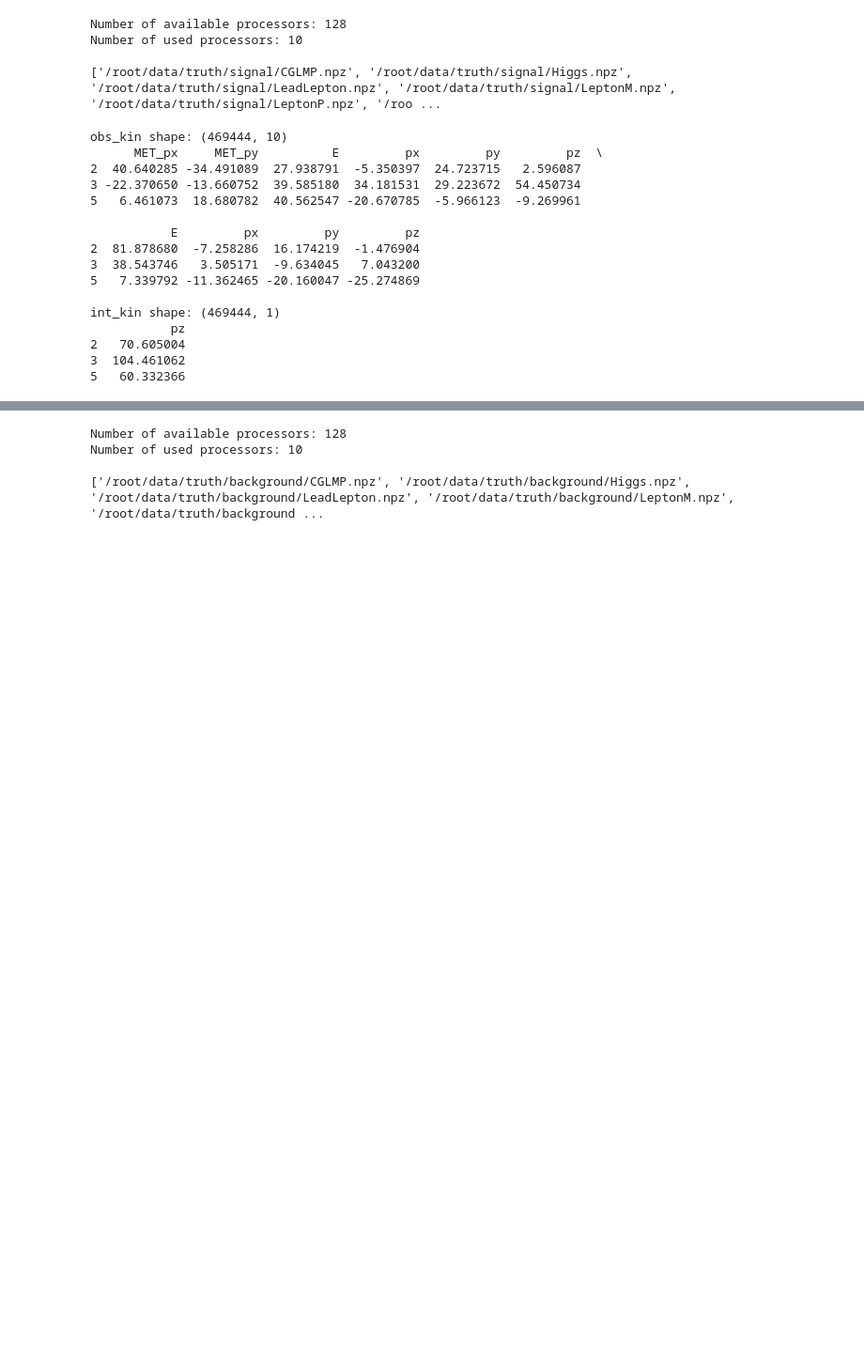
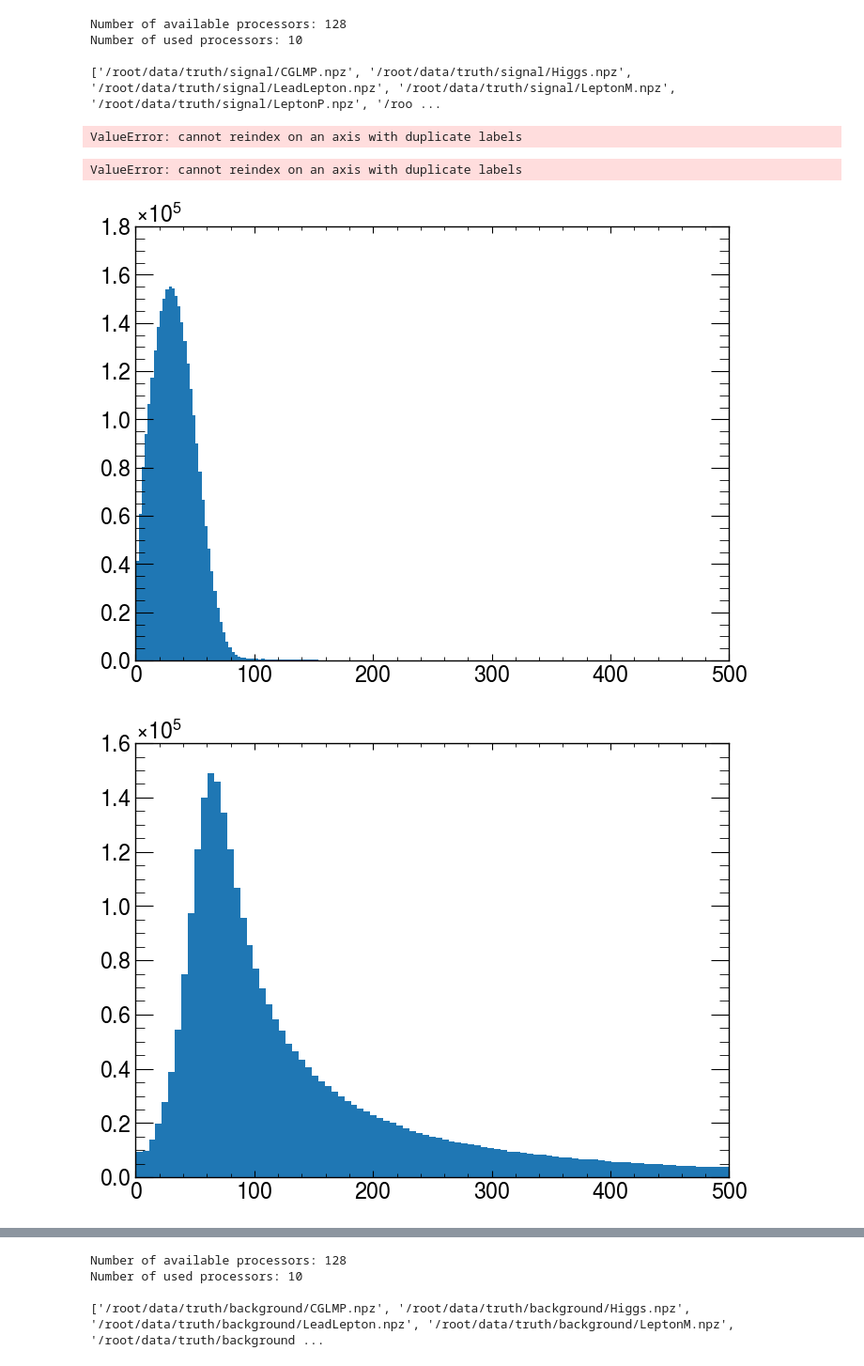
Before and after one commit to yygarypeng/QE-mls, a Jupyter notebook: DNN_modified_m.ipynb, the cells around one changed output, grey strips where cells are left out. Shown at 94% size. Saved outputs shown, nothing was run; the diff lists cells and outputs as text; code cells hidden in the pictures; blank space fills up the shorter version.

```diff
--- a/DNN_modified.ipynb
+++ b/DNN_modified_m.ipynb
@@ -66,29 +66,30 @@ lep_m = processor.process_part(data.LepM)
 lep_kin = pd.concat([lep_p.iloc[:,:4], lep_m.iloc[:,:4]], axis=1)
 MET = processor.process_MET(data.MET)
 dilep_kin = processor.process_dipart(data.LepP, data.LepM)
-mt = np.sqrt(
-    mt2(
-        lep_m["m"],
-        lep_m["px"],
-        lep_m["py"],  # Visible 1: mass, px, py
-        lep_p["m"],
-        lep_p["px"],
-        lep_p["py"],  # Visible 2: mass, px, py
-        MET["MET_px"],
-        MET["MET_py"],  # Missing transverse momentum: x, y
-        0,
-        0,  # Invisible 1 mass, invisible 2 mass
-    )
-)
-vx = 5 * pd.DataFrame({"vx": mt + 0.3 * np.sqrt(dilep_kin["m"])})
+# mt2 = np.sqrt(
+#     mt2(
+#         lep_m["m"],
+#         lep_m["px"],
+#         lep_m["py"],  # Visible 1: mass, px, py
+#         lep_p["m"],
+#         lep_p["px"],
+#         lep_p["py"],  # Visible 2: mass, px, py
+#         MET["MET_px"],
+#         MET["MET_py"],  # Missing transverse momentum: x, y
+#         0,
+#         0,  # Invisible 1 mass, invisible 2 mass
+#     )
+# )
+# vx = 5 * pd.DataFrame({"vx": mt2 + 0.3 * np.sqrt(dilep_kin["m"])})
 # dilep_kin.iloc[:, 0:4]
-obs_kin = pd.concat([MET.iloc[:, 1:3], lep_kin], axis=1)[cut_pre]
+mask = ~processor.process_dipart(data.NuP, data.NuM)[["m"]].isna()
+obs_kin = pd.concat([MET.iloc[:, 1:3], lep_kin], axis=1)[mask]
 print("obs_kin shape:", obs_kin.shape)
 print(obs_kin.head(3))
 print()
 
 # targets -> interested unknowns
-int_kin = pd.DataFrame(processor.process_dipart(data.NuP, data.NuM)[["pz"]])[cut_pre]
+int_kin = pd.DataFrame(processor.process_dipart(data.NuP, data.NuM)[["m"]])[mask]
 print("int_kin shape:", int_kin.shape)
 print(int_kin.head(3))
 print()
@@ -96,22 +97,24 @@ print()
 # del (processor, lep_p, lep_m, MET, dilep_kin, mt, vx)
 # gc.collect()
 # %% [output]
-obs_kin shape: (469444, 10)
-      MET_px     MET_py          E         px         py         pz  \
-2  40.640285 -34.491089  27.938791  -5.350397  24.723715   2.596087
-3 -22.370650 -13.660752  39.585180  34.181531  29.223672  54.450734
-5   6.461073  18.680782  40.562547 -20.670785  -5.966123  -9.269961
-
-           E         px         py         pz
-2  81.878680  -7.258286  16.174219  -1.476904
-3  38.543746   3.505171  -9.634045   7.043200
-5   7.339792 -11.362465 -20.160047 -25.274869
-
-int_kin shape: (469444, 1)
-           pz
-2   70.605004
-3  104.461062
-5   60.332366
+ValueError: cannot reindex on an axis with duplicate labels
+# %%
+pd.concat([MET.iloc[:, 1:3], lep_kin], axis=1)[mask]
+# %% [output]
+ValueError: cannot reindex on an axis with duplicate labels
+# %%
+from matplotlib import pyplot as plt
+
+plt.hist(processor.process_dipart(data.NuP, data.NuM)[["m"]], bins=800)
+plt.xlim([0,500])
+plt.show()
+
+plt.hist(processor.process_dipart(data.NuP, data.NuM)[["E"]], bins=800)
+plt.xlim([0,500])
+plt.show()
+# %% [output]
+[figure, added]
+[figure, added]
 # %%
 SCALAR_int_ru = RobustScaler()
 int_kin = SCALAR_int_ru.fit_transform(int_kin)
```
Also changed, not shown: parts of 15 cells of this notebook, 6 other files.
